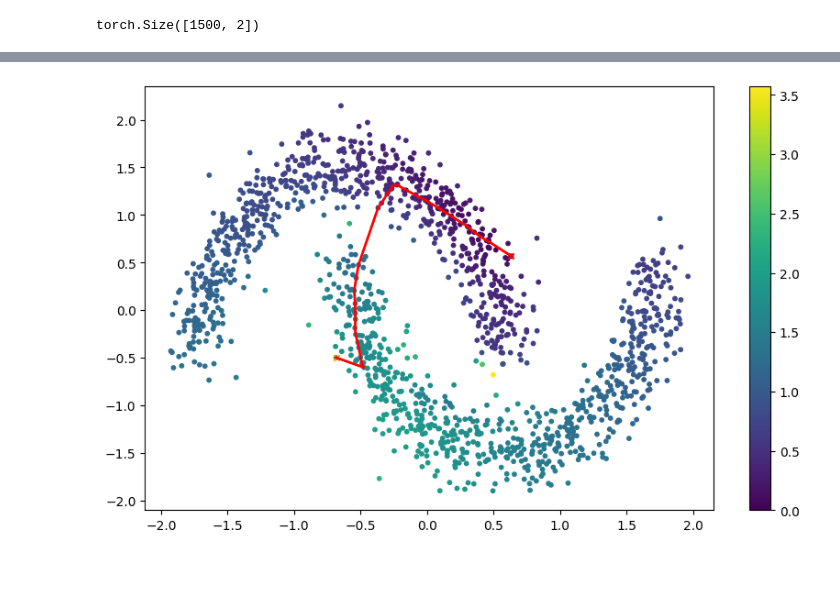
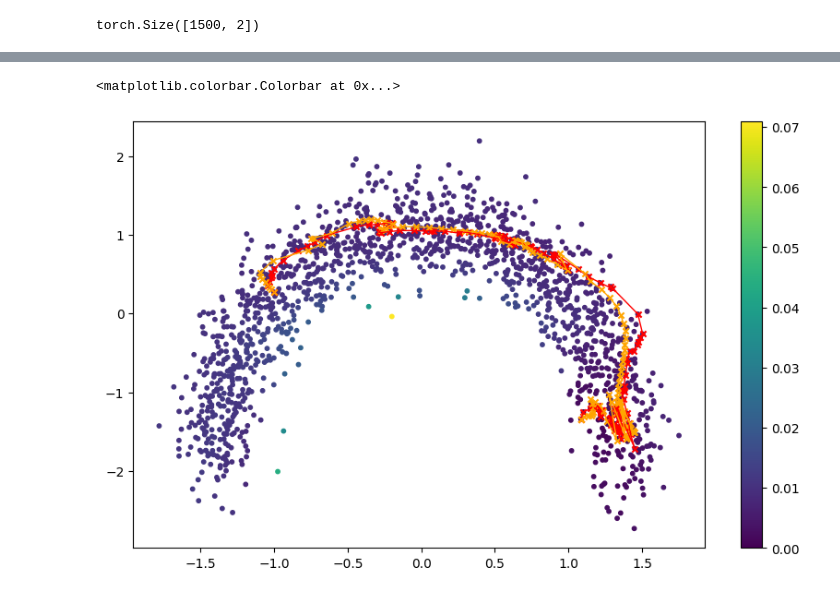
Before and after one commit to CKleiber/LAMINAR, a Jupyter notebook: notebooks/demo.ipynb, the cells around one changed output, grey strips where cells are left out. Drawn from its saved outputs; the diff is of its cells as text; code cells hidden in the pictures; blank space fills up the shorter version.

```diff
--- a/notebooks/demo.ipynb
+++ b/notebooks/demo.ipynb
@@ -11,8 +11,10 @@ from sklearn.datasets import make_moons
 # %%
 # make moon dataset
 
-X, _ = make_moons(n_samples=1500, noise=0.1)
+X, Y = make_moons(n_samples=3000, noise=0.1)
+X = X[Y == 0]
 X = (X - X.mean(axis=0)) / X.std(axis=0)
+
 
 # make a tensor
 data = torch.tensor(X, dtype=torch.float32)
@@ -28,17 +32,5 @@ plt.scatter(X[:, 0], X[:, 1], s=10);
 # %%
 # initialize the LAM class
 
-hyperparameters = {
-    'hidden_dim': 32,
-    'width': 64,
-    'timesteps': 50,
-    'learning_rate': 5e-3,
-    'patience': 50,
-    'sig': 3,
-    'batch_size': 256,
-}
-
-LAM = LAMINAR.LAMINAR(data, epochs=500, k_neighbours=20, hyperparameters=hyperparameters)
-
-LAM.p_value()
+LAM = LAMINAR.LAMINAR(data, drop_freq=9999, epochs=5000)
 # %% [output]
@@ -97,0 +115,8 @@ plt.show()
+# %%
+start_point = data[0]
+end_point = data[1]
+
+ixs, distances = LAM.query(data[0])
+
+dist_approx, path_approx = LAM.distance_approx(start_point, end_point)
+dist_smooth, path_smooth = LAM.distance_smooth(start_point, end_point)
@@ -98,16 +136,15 @@ plt.show()
 # %%
-start_point = 0
-end_point = p
+fig, ax = plt.subplots(figsize=(10, 6))
 
-_, path = LAM.distance(start_point, end_point, return_path=True)
+plot = ax.scatter(data[ixs[-1]].numpy()[:, 0], data[ixs[-1]].numpy()[:, 1], c=distances.detach().numpy(), cmap='viridis', s=10, vmin=0, vmax=distances.max())
 
-fig, ax = plt.subplots(figsize=(10, 6))
-plot = ax.scatter(X[:, 0], X[:, 1], c=dist, cmap='viridis', s=10, vmin=0, vmax=dist.max())
-# plot the path, consider that the entries in path are points
-ax.plot(path[:,0], path[:,1], c='r', linewidth=2)
-ax.scatter(X[0, 0], X[0, 1], c='r', s=20, marker='x')
-ax.scatter(X[p, 0], X[p, 1], c='orange', s=20, marker='x')
+ax.scatter(path_approx.numpy()[:, 0], path_approx.numpy()[:, 1], c='r', s=20, marker='x')
+ax.plot(path_approx.numpy()[:, 0], path_approx.numpy()[:, 1], c='r', linewidth=1)
+
+ax.scatter(path_smooth.numpy()[:, 0], path_smooth.numpy()[:, 1], c='orange', s=20, marker='x')
+ax.plot(path_smooth.numpy()[:, 0], path_smooth.numpy()[:, 1], c='orange', linewidth=1)
+
 plt.colorbar(plot)
-plt.show()
 # %% [output]
+<matplotlib.colorbar.Colorbar at 0x...>
-[figure, old version]
+[figure, new version]
```
Also changed, not shown: parts of 11 cells of this notebook, 6 other files.
